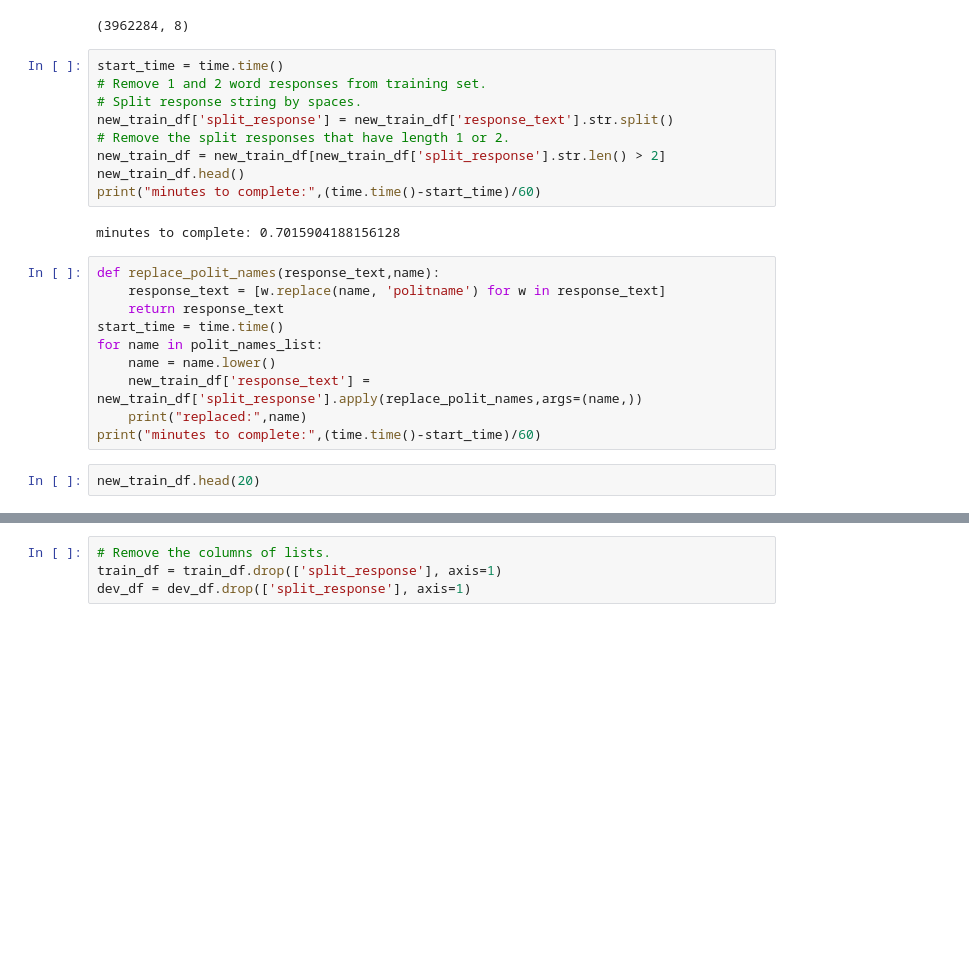
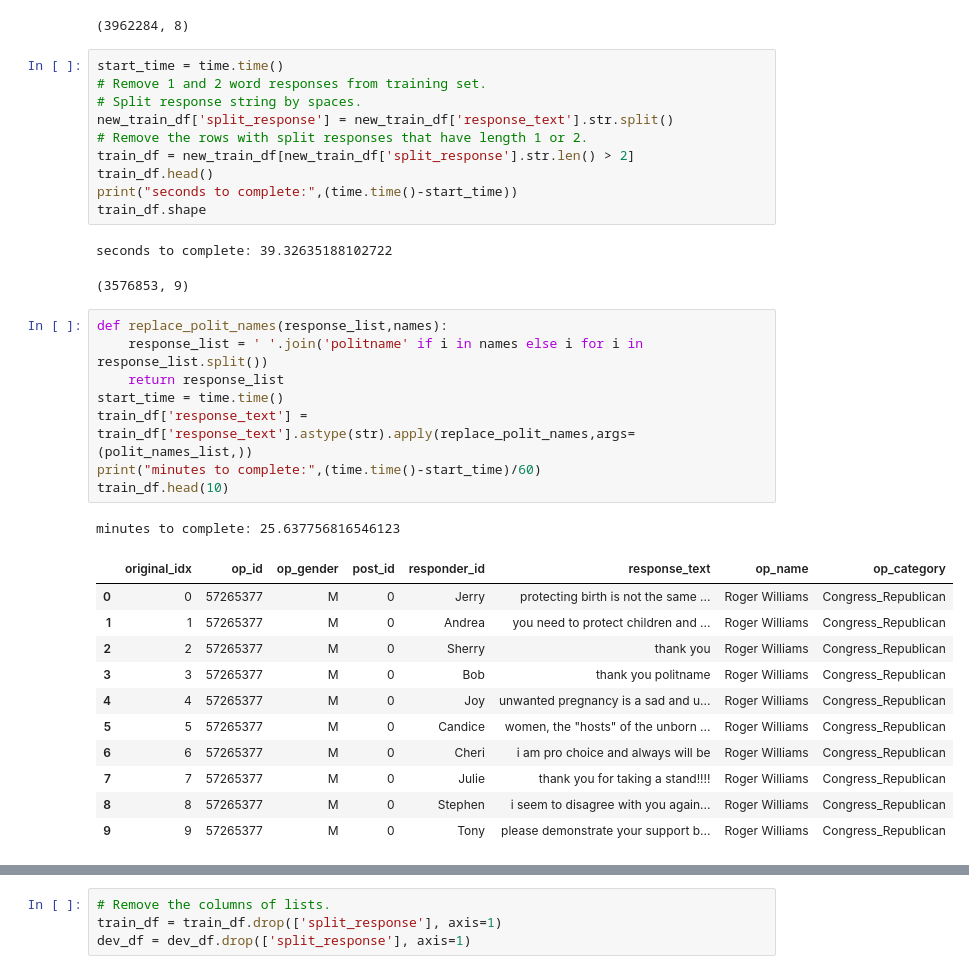
Before and after one commit to emrapport/w266-final-project, a Jupyter notebook: modeling/no_polit_names.ipynb, the cells around one changed output, grey strips where cells are left out. Drawn from its saved outputs; the diff is of its cells as text; blank space fills up the shorter version.

```diff
--- a/modeling/no_polit_names.ipynb
+++ b/modeling/no_polit_names.ipynb
@@ -120,21 +120,32 @@ start_time = time.time()
 # Remove 1 and 2 word responses from training set.
 # Split response string by spaces.
 new_train_df['split_response'] = new_train_df['response_text'].str.split()
-# Remove the split responses that have length 1 or 2.
-new_train_df = new_train_df[new_train_df['split_response'].str.len() > 2]
-new_train_df.head()
-print("minutes to complete:",(time.time()-start_time)/60)
+# Remove the rows with split responses that have length 1 or 2.
+train_df = new_train_df[new_train_df['split_response'].str.len() > 2]
+train_df.head()
+print("seconds to complete:",(time.time()-start_time))
+train_df.shape
 # %% [output]
-minutes to complete: 0.7015904188156128
+seconds to complete: 39.32635188102722
+(3576853, 9)
 # %%
-def replace_polit_names(response_text,name):
-    response_text = [w.replace(name, 'politname') for w in response_text]
-    return response_text
+def replace_polit_names(response_list,names):
+    response_list = ' '.join('politname' if i in names else i for i in response_list.split())
+    return response_list
 start_time = time.time()
-for name in polit_names_list:
-    name = name.lower()
-    new_train_df['response_text'] = new_train_df['split_response'].apply(replace_polit_names,args=(name,))
-    print("replaced:",name)
+train_df['response_text'] = train_df['response_text'].astype(str).apply(replace_polit_names,args=(polit_names_list,))
 print("minutes to complete:",(time.time()-start_time)/60)
+train_df.head(10)
+# %% [output]
+minutes to complete: 25.637756816546123
+|  | original_idx | op_id | op_gender | post_id | responder_id | response_text | op_name | op_category |
+| 0 | 0 | 57265377 | M | 0 | Jerry | protecting birth is not the same ... | Roger Williams | Congress_Republican |
+| 1 | 1 | 57265377 | M | 0 | Andrea | you need to protect children and ... | Roger Williams | Congress_Republican |
+| 2 | 2 | 57265377 | M | 0 | Sherry | thank you | Roger Williams | Congress_Republican |
+| 3 | 3 | 57265377 | M | 0 | Bob | thank you politname | Roger Williams | Congress_Republican |
+| 4 | 4 | 57265377 | M | 0 | Joy | unwanted pregnancy is a sad and u... | Roger Williams | Congress_Republican |
+| 5 | 5 | 57265377 | M | 0 | Candice | women, the "hosts" of the unborn ... | Roger Williams | Congress_Republican |
+| 6 | 6 | 57265377 | M | 0 | Cheri | i am pro choice and always will be | Roger Williams | Congress_Republican |
+| 7 | 7 | 57265377 | M | 0 | Julie | thank you for taking a stand!!!! | Roger Williams | Congress_Republican |
+| 8 | 8 | 57265377 | M | 0 | Stephen | i seem to disagree with you again... | Roger Williams | Congress_Republican |
+| 9 | 9 | 57265377 | M | 0 | Tony | please demonstrate your support b... | Roger Williams | Congress_Republican |
-# %%
-new_train_df.head(20)
```
Also changed, not shown: parts of 27 cells of this notebook.
